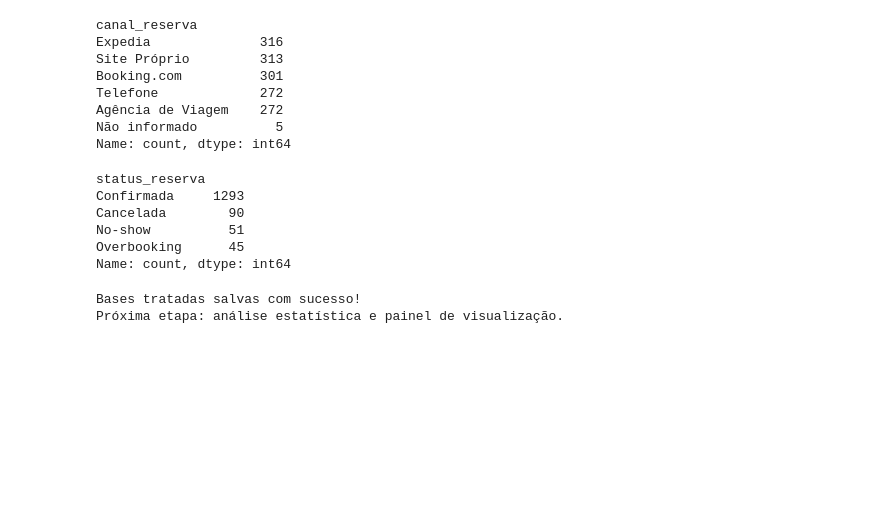
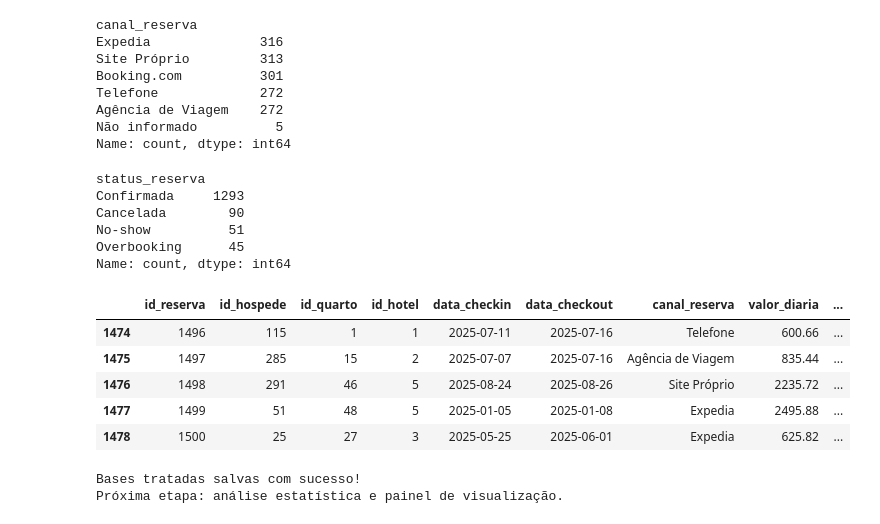
Before and after one commit to isampaio92/analise_nara_hoteis, a Jupyter notebook: nara_tratamento_sem_for_sem_lambda.ipynb, the cells around one changed output. Drawn from its saved outputs; the diff is of its cells as text; code cells hidden in the pictures; blank space fills up the shorter version.

Commit message:
correção das datas na base reservas

```diff
--- a/nara_tratamento_sem_for_sem_lambda.ipynb
+++ b/nara_tratamento_sem_for_sem_lambda.ipynb
@@ -1156,6 +1156,18 @@ Name: count, dtype: int64
 # %%
 quartos['id_quarto'] = quartos['id_quarto'].str.replace('Q', '').astype(int)
 reservas['id_quarto'] = reservas['id_quarto'].str.replace('Q', '').astype(int)
+# %%
+reservas['data_checkin']  = pd.to_datetime(reservas['data_checkin'],  errors='coerce')
+reservas['data_checkout'] = pd.to_datetime(reservas['data_checkout'], errors='coerce')
+reservas['data_reserva']  = pd.to_datetime(reservas['data_reserva'],  errors='coerce')
+reservas.tail()
+# %% [output]
+|  | id_reserva | id_hospede | id_quarto | id_hotel | data_checkin | data_checkout | canal_reserva | valor_diaria | ... |
+| 1474 | 1496 | 115 | 1 | 1 | 2025-07-11 | 2025-07-16 | Telefone | 600.66 | ... |
+| 1475 | 1497 | 285 | 15 | 2 | 2025-07-07 | 2025-07-16 | Agência de Viagem | 835.44 | ... |
+| 1476 | 1498 | 291 | 46 | 5 | 2025-08-24 | 2025-08-26 | Site Próprio | 2235.72 | ... |
+| 1477 | 1499 | 51 | 48 | 5 | 2025-01-05 | 2025-01-08 | Expedia | 2495.88 | ... |
+| 1478 | 1500 | 25 | 27 | 3 | 2025-05-25 | 2025-06-01 | Expedia | 625.82 | ... |
 # %%
 OUTPUT = './'
 
```
Also changed, not shown: 1 other file.
